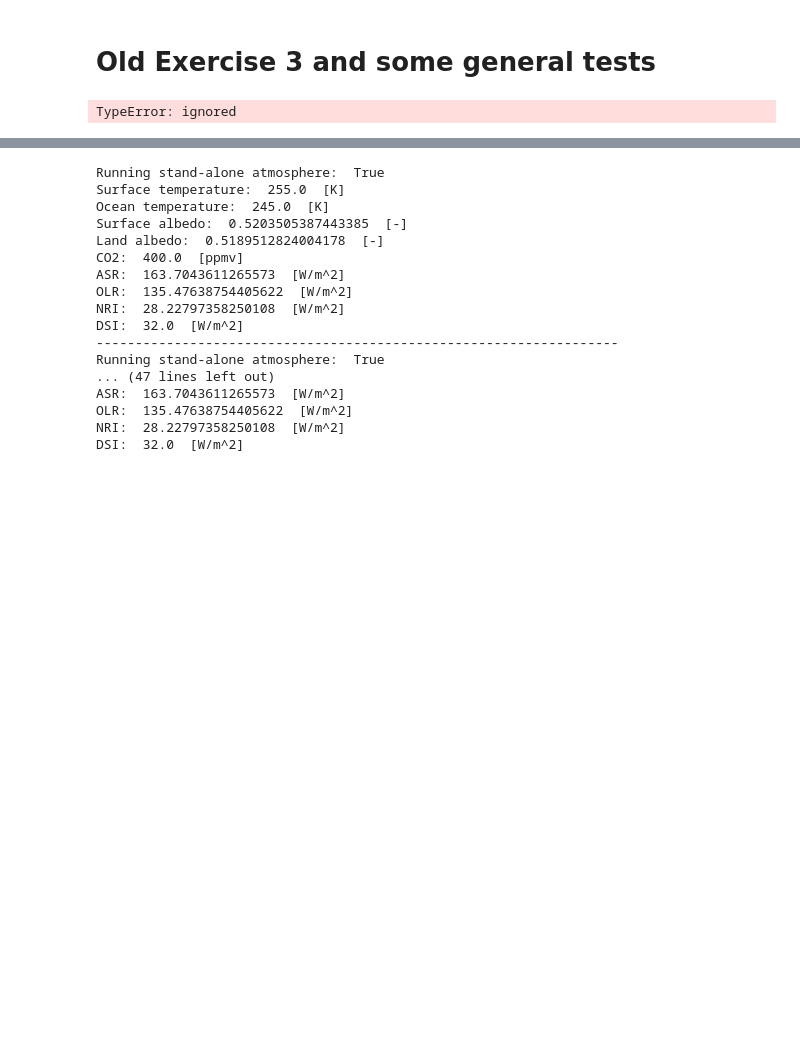
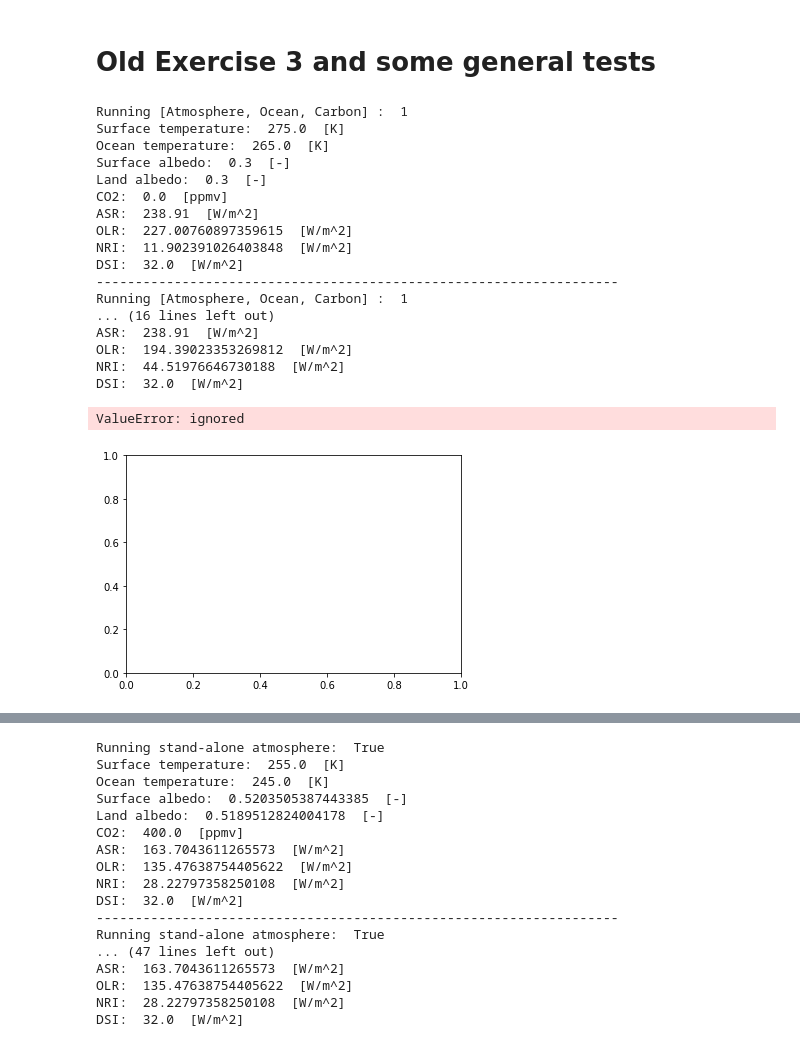
Before and after one commit to dkrieger94/intro, a Jupyter notebook: EarthSystemModel.ipynb, the cells around one changed output, grey strips where cells are left out. Drawn from its saved outputs; the diff is of its cells as text; code cells hidden in the pictures; blank space fills up the shorter version.

```diff
--- a/EarthSystemModel.ipynb
+++ b/EarthSystemModel.ipynb
@@ -443,35 +454,55 @@ Text(0, 0.5, 'Equilibrium temperaure [K]')
 # %% [markdown]
 # Old Exercise 3 and some general tests
 # %%
-model = ESM(initial_state=275.0, co2=1., use_constant_albedo_land=True, albedo_atm=0.0)
+model = ESM(initial_state={'Ts':275.0, 'Ca':0.}, use_constant_albedo_land=True, albedo_atm=0.0, active_components=1)
 
 model.model_info()
 
-time, temperature_0 = model.integrate(sim_time=20., out_freq=.1, update_state=False, verbose=False)
+time, output = model.integrate(sim_time=20., out_freq=.1, update_state=False)
+temperature_0 = output['Ts']
 
 print('-------------------------------------------------------------------')
 
-model = ESM(initial_state=275.0, co2=280., use_constant_albedo_land=True, albedo_atm=0.0)
+model = ESM(initial_state={'Ts':275.0, 'Ca':280.}, use_constant_albedo_land=True, albedo_atm=0.0, active_components=1)
 
 model.model_info()
 
-time, temperature_1 = model.integrate(sim_time=20., out_freq=.1, update_state=False, verbose=False)
+time, output = model.integrate(sim_time=20., out_freq=.1)
+temperature_1 = output['Ts']
 
 print('-------------------------------------------------------------------')
 
-model = ESM(initial_state=275.0, co2=420., use_constant_albedo_land=True, albedo_atm=0.0)
+model = ESM(initial_state={'Ts':275.0, 'Ca':420.}, use_constant_albedo_land=True, albedo_atm=0.0, active_components=1)
 
 model.model_info()
 
-time, temperature_2 = model.integrate(sim_time=20., out_freq=.1, update_state=False, verbose=False)
-
+time, output = model.integrate(sim_time=20., out_freq=.1)
+temperature_2 = output['Ts']
 
 plt.plot(time, temperature_0, ls='solid', color='blue', label="1 ppmv")
 plt.plot(time, temperature_1, ls='solid', color='orange', label="280 ppmv")
 plt.plot(time, temperature_2, ls='solid', color='purple', label="420 ppmv")
 
 plt.xlabel('Years')
 plt.ylabel('Temperature [K]')
 plt.legend(title='CO2')
 # %% [output]
-TypeError: ignored
+Running [Atmosphere, Ocean, Carbon] :  1
+Surface temperature:  275.0  [K]
+Ocean temperature:  265.0  [K]
+Surface albedo:  0.3  [-]
+Land albedo:  0.3  [-]
+CO2:  0.0  [ppmv]
+ASR:  238.91  [W/m^2]
+OLR:  227.00760897359615  [W/m^2]
+NRI:  11.902391026403848  [W/m^2]
+DSI:  32.0  [W/m^2]
+-------------------------------------------------------------------
+Running [Atmosphere, Ocean, Carbon] :  1
+... (16 lines left out)
+ASR:  238.91  [W/m^2]
+OLR:  194.39023353269812  [W/m^2]
+NRI:  44.51976646730188  [W/m^2]
+DSI:  32.0  [W/m^2]
+ValueError: ignored
+[figure, added]
```
Also changed, not shown: parts of 3 cells of this notebook.
